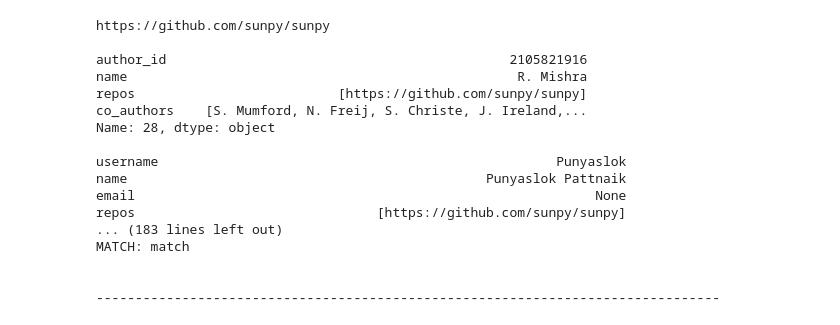
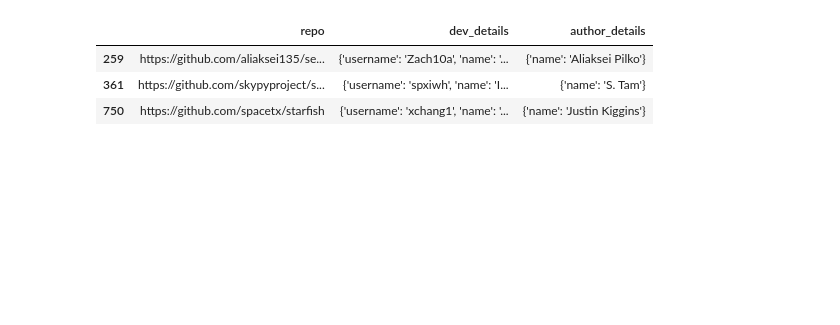
Before and after one commit to evamaxfield/rs-graph, a Jupyter notebook: match_author_devs.ipynb, the cells around one changed output. Saved outputs shown, nothing was run; the diff lists cells and outputs as text; code cells hidden in the pictures; blank space fills up the shorter version.

```diff
--- a/match_author_devs.ipynb
+++ b/match_author_devs.ipynb
@@ -187,31 +107,37 @@ matched_authors_to_devs
-# %%
-for _, row in matched_authors_to_devs.sample(10).iterrows():
-    print(row.repo)
-    print()
-    print(row.author_details)
-    print()
-    print(row.dev_details)
-    print()
-    print("MATCH:", row.match)
-    print()
-    print()
-    print("-" * 80)
-    print()
-# %% [output]
-https://github.com/sunpy/sunpy
-
-author_id                                            2105821916
-name                                                  R. Mishra
-repos                          [https://github.com/sunpy/sunpy]
-co_authors    [S. Mumford, N. Freij, S. Christe, J. Ireland,...
-Name: 28, dtype: object
-
-username                                                   Punyaslok
-name                                              Punyaslok Pattnaik
-email                                                           None
-repos                               [https://github.com/sunpy/sunpy]
-... (183 lines left out)
-MATCH: match
-
-
---------------------------------------------------------------------------------
+# %%
+# Create comparison dataframe of devs and authors in the same repo
+repo_and_dev_author_comparisons = []
+for repo, dev_usernames in tqdm(repo_to_dev_lut.items()):
+    if repo not in repo_to_author_id_lut:
+        continue
+
+    author_ids = repo_to_author_id_lut[repo]
+
+    for dev_username in dev_usernames:
+        for author_id in author_ids:
+            dev_details = processed_devs.loc[
+                processed_devs["username"] == dev_username
+            ].iloc[0].to_dict()
+            author_details = processed_authors.loc[
+                processed_authors["author_id"] == author_id
+            ].iloc[0].to_dict()
+
+            # Only keep name
+            author_details = {
+                "name": author_details["name"],
+            }
+
+            # Append
+            repo_and_dev_author_comparisons.append({
+                "repo": repo,
+                "dev_details": dev_details,
+                "author_details": author_details,
+            })
+
+repo_and_dev_author_comparisons = pd.DataFrame(repo_and_dev_author_comparisons)
+repo_and_dev_author_comparisons.sample(3)
+# %% [output]
+|  | repo | dev_details | author_details |
+| 259 | https://github.com/aliaksei135/se... | {'username': 'Zach10a', 'name': '... | {'name': 'Aliaksei Pilko'} |
+| 361 | https://github.com/skypyproject/s... | {'username': 'spxiwh', 'name': 'I... | {'name': 'S. Tam'} |
+| 750 | https://github.com/spacetx/starfish | {'username': 'xchang1', 'name': '... | {'name': 'Justin Kiggins'} |
```
Also changed, not shown: parts of 13 cells of this notebook, 1 other file.
